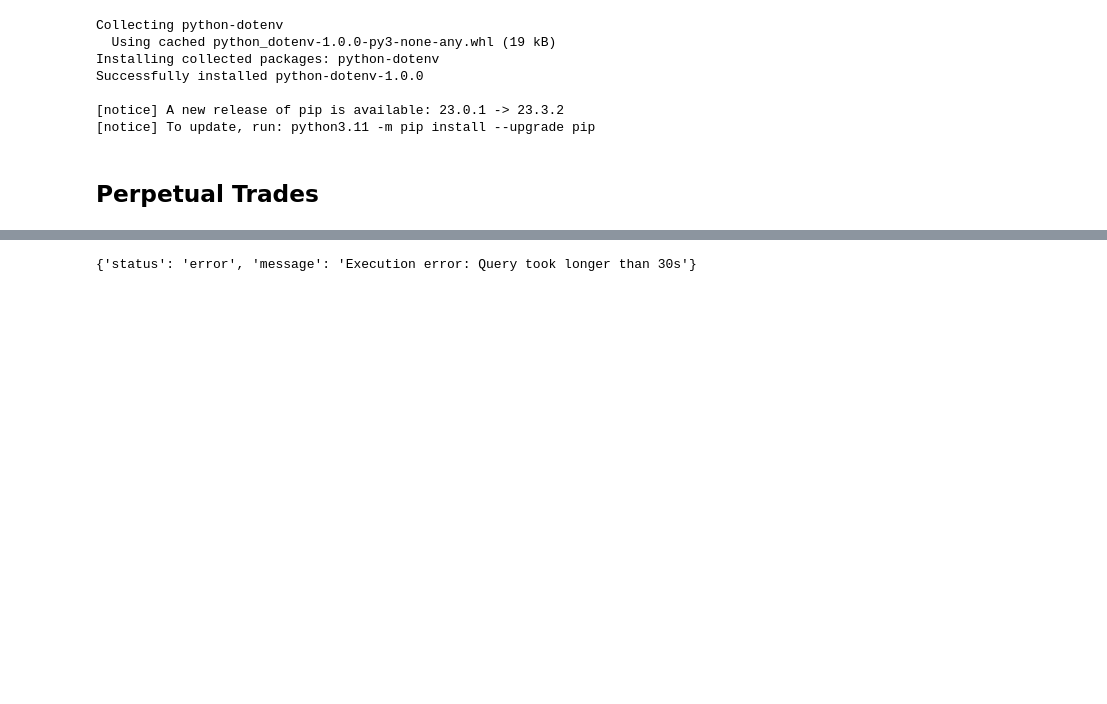
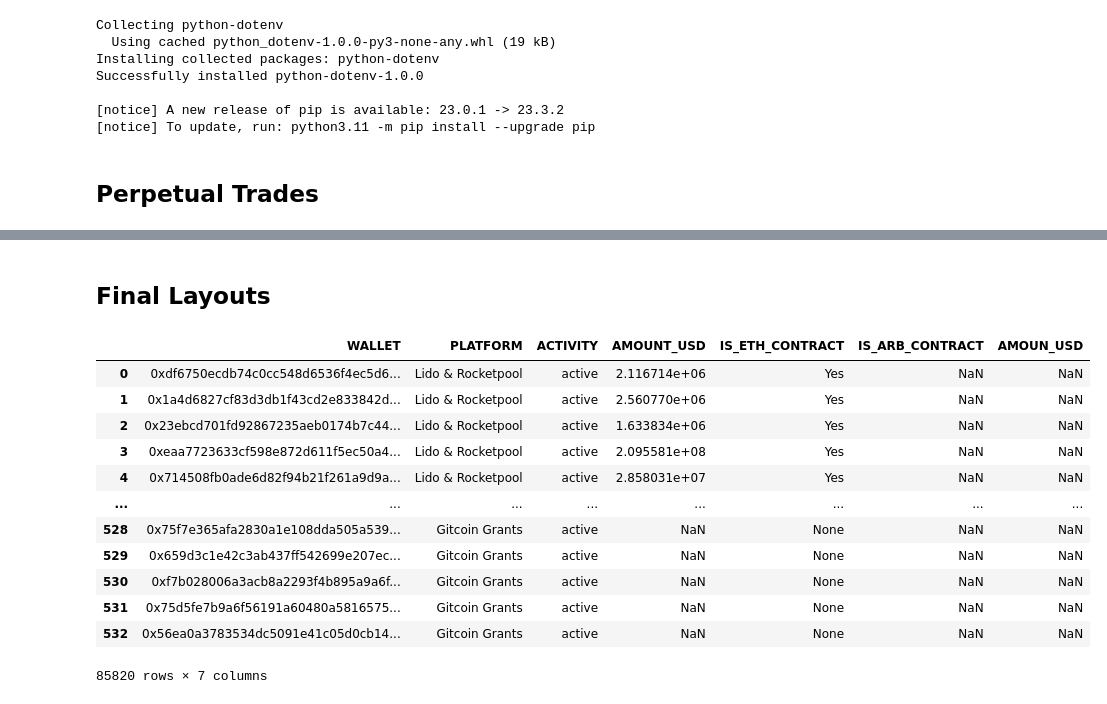
Before and after one commit to LimaRods/Wallet-Hunting--, a Jupyter notebook: pipeline.ipynb, the cells around one changed output, grey strips where cells are left out. Saved outputs shown, nothing was run; the diff lists cells and outputs as text; code cells hidden in the pictures; blank space fills up the shorter version.

```diff
--- a/pipeline.ipynb
+++ b/pipeline.ipynb
@@ -22,15 +233,7 @@ columns = ['unique_trader', 'platform', 'blockchain','trading_vol', 'vol_all_pla
 # %%
-load_dotenv()
-
-# Vertex
-dune_api = os.getenv('DUNE_API')
-url = f"https://api.dune.com/api/v1/query/3319571/results?api_key={dune_api}"
+dune_api = os.getenv("DUNE_API")
+url = f"https://api.dune.com/api/v1/query/3349830/results?api_key={dune_api}"
 response = requests.get(url)
 df = pd.DataFrame(response.json())
 data = df.iloc[-1,-1]
-df_vertex = pd.DataFrame(data)
-df_vertex = df_vertex[columns]
-# download
-df_vertex.to_excel("dataset/traders_vertex.xlsx", index= False)
-
-df_vertex
+df= pd.DataFrame(data)
@@ -50,0 +240,5 @@ df_vertex
+# %%
+df = df[['wallet', 'platform', 'activity', 'amount_usd', 'is_eth_contract']]
+df.columns = df.columns.str.upper()
+df_opt = df.copy()
+df_opt
@@ -50,0 +261,7 @@ df_vertex
+# %%
+url = "https://flipsidecrypto.xyz/api/v1/queries/631b19a0-46ac-4f2a-8a36-37be4cc41df2/data/latest"
+response = requests.get(url)
+data = response.json()
+df_gov= pd.DataFrame(data)
+df_gov['IS_ETH_CONTRACT'] = np.nan
+df_gov
@@ -120,4 +308,19 @@ KeyError: 'results'
-# %%
-response.json()
-# %% [output]
-{'status': 'error', 'message': 'Execution error: Query took longer than 30s'}
+# %% [markdown]
+## Final Layouts
+# %%
+df_og = pd.concat([df_stake, df_dex, df_maker, df_crv, df_opt, df_gov, df_gitcoin], axis = 0)
+df_og
+# %% [output]
+|  | WALLET | PLATFORM | ACTIVITY | AMOUNT_USD | IS_ETH_CONTRACT | IS_ARB_CONTRACT | AMOUN_USD |
+| 0 | 0xdf6750ecdb74c0cc548d6536f4ec5d6... | Lido & Rocketpool | active | 2.116714e+06 | Yes | NaN | NaN |
+| 1 | 0x1a4d6827cf83d3db1f43cd2e833842d... | Lido & Rocketpool | active | 2.560770e+06 | Yes | NaN | NaN |
+| 2 | 0x23ebcd701fd92867235aeb0174b7c44... | Lido & Rocketpool | active | 1.633834e+06 | Yes | NaN | NaN |
+| 3 | 0xeaa7723633cf598e872d611f5ec50a4... | Lido & Rocketpool | active | 2.095581e+08 | Yes | NaN | NaN |
+| 4 | 0x714508fb0ade6d82f94b21f261a9d9a... | Lido & Rocketpool | active | 2.858031e+07 | Yes | NaN | NaN |
+| ... | ... | ... | ... | ... | ... | ... | ... |
+| 528 | 0x75f7e365afa2830a1e108dda505a539... | Gitcoin Grants | active | NaN | None | NaN | NaN |
+| 529 | 0x659d3c1e42c3ab437ff542699e207ec... | Gitcoin Grants | active | NaN | None | NaN | NaN |
+| 530 | 0xf7b028006a3acb8a2293f4b895a9a6f... | Gitcoin Grants | active | NaN | None | NaN | NaN |
+| 531 | 0x75d5fe7b9a6f56191a60480a5816575... | Gitcoin Grants | active | NaN | None | NaN | NaN |
+| 532 | 0x56ea0a3783534dc5091e41c05d0cb14... | Gitcoin Grants | active | NaN | None | NaN | NaN |
+85820 rows × 7 columns
```
Also changed, not shown: parts of 24 cells of this notebook, 17 other files.
